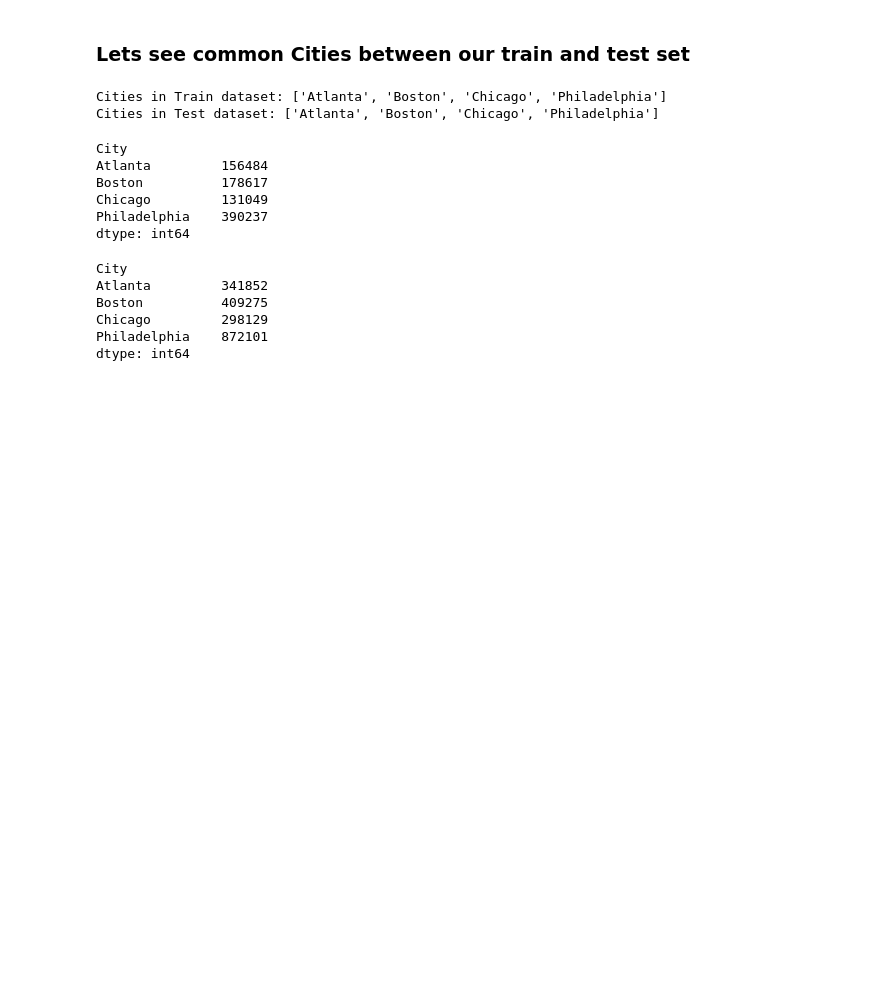
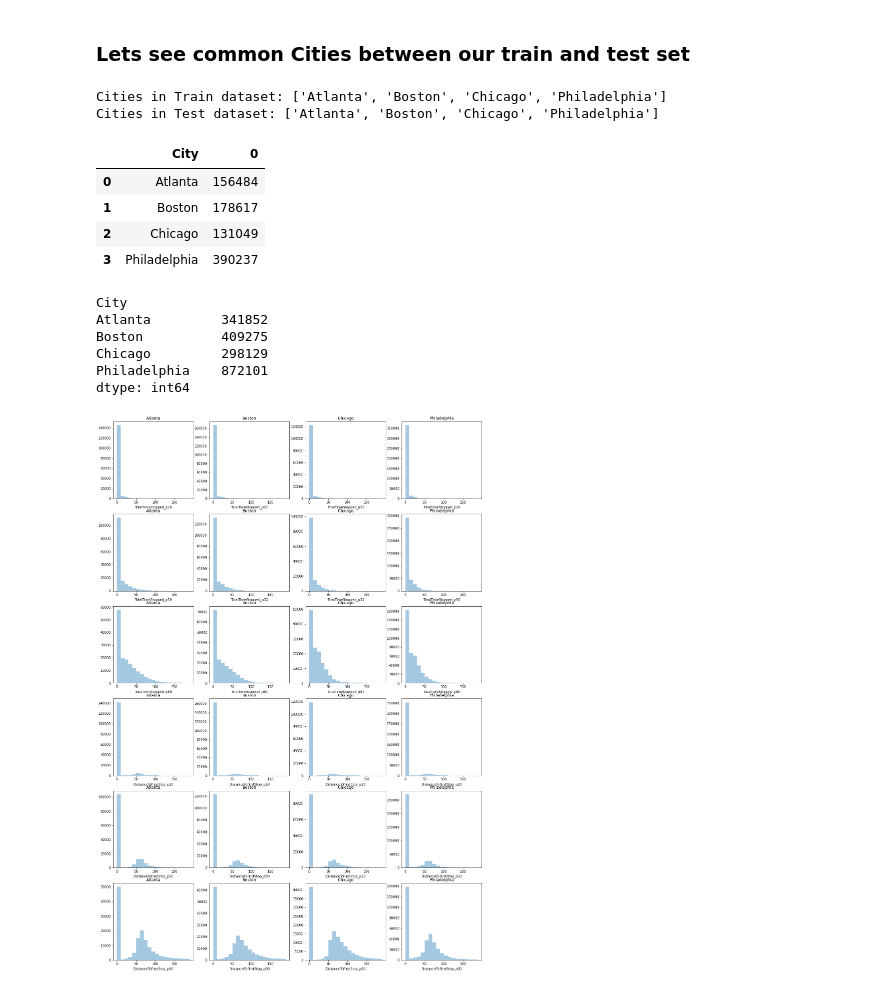
Before and after one commit to spliichx/traffic-congestion, a Jupyter notebook: traffic.ipynb, the cells around one changed output. Drawn from its saved outputs; the diff is of its cells as text; code cells hidden in the pictures; blank space fills up the shorter version.

```diff
--- a/traffic.ipynb
+++ b/traffic.ipynb
@@ -85,15 +85,14 @@ print("Cities in Test dataset:", test['City'].unique().tolist())
 Cities in Train dataset: ['Atlanta', 'Boston', 'Chicago', 'Philadelphia']
 Cities in Test dataset: ['Atlanta', 'Boston', 'Chicago', 'Philadelphia']
 # %%
-city = train.groupby('City').size()
+city = train.groupby('City').size().reset_index()
 city
 # %% [output]
-City
-Atlanta         156484
-Boston          178617
-Chicago         131049
-Philadelphia    390237
-dtype: int64
+|  | City | 0 |
+| 0 | Atlanta | 156484 |
+| 1 | Boston | 178617 |
+| 2 | Chicago | 131049 |
+| 3 | Philadelphia | 390237 |
 # %%
 city1 = test.groupby('City').size()
 city1
@@ -104,3 +103,15 @@ Boston          409275
 Chicago         298129
 Philadelphia    872101
 dtype: int64
+# %%
+target_vars = ['TotalTimeStopped_p20', 'TotalTimeStopped_p50',
+               'TotalTimeStopped_p80', 'DistanceToFirstStop_p20',
+               'DistanceToFirstStop_p50', 'DistanceToFirstStop_p80']
+fig, ax = plt.subplots(nrows=6, ncols=4, figsize=(20,30))
+cities = train.City.unique()
+bins = list(range(0, 200, 10))
+for i, var in enumerate(target_vars):
+    for j, city in enumerate(cities):
+        sns.distplot(train[train.City == city][var], bins=bins, kde=False, ax=ax[i, j]).set_title(city)
+# %% [output]
+[figure, added]
```
